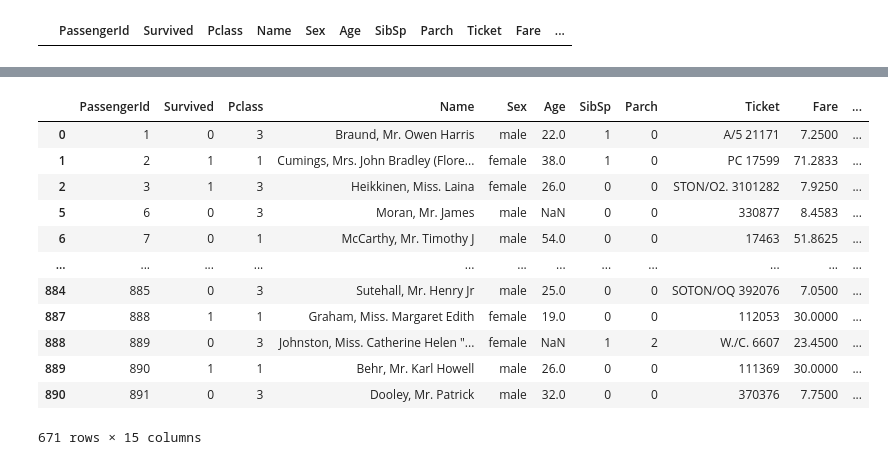
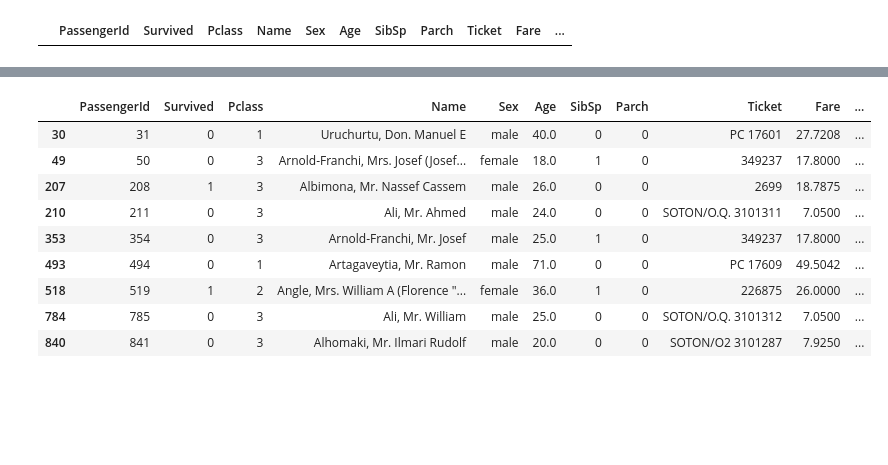
Before and after one commit to DevRitesh08/0.-Preparatory-Topics-for-ML, a Jupyter notebook: Pandas/Pandas_strings.ipynb, the cells around one changed output, grey strips where cells are left out. Cells and saved outputs as stored; diff of their text form; code cells hidden in the pictures; blank space fills up the shorter version.

```diff
--- a/Pandas/Pandas_strings.ipynb
+++ b/Pandas/Pandas_strings.ipynb
@@ -225,21 +250,14 @@ df[df['firstname'].str.isdigit()]
 # %%
-# applying regex
-# contains
-# search john -> both case
-df[df['firstname'].str.contains('john',case=False)]
 # find lastnames with start and end char vowel
-df[df['lastname'].str.contains('^[^aeiouAEIOU].+[^aeiouAEIOU]$')]
+df[df['lastname'].str.contains('^[aeiouAEIOU].+[aeiouAEIOU]$')]
 # %% [output]
 |  | PassengerId | Survived | Pclass | Name | Sex | Age | SibSp | Parch | Ticket | Fare | ... |
-| 0 | 1 | 0 | 3 | Braund, Mr. Owen Harris | male | 22.0 | 1 | 0 | A/5 21171 | 7.2500 | ... |
-| 1 | 2 | 1 | 1 | Cumings, Mrs. John Bradley (Flore... | female | 38.0 | 1 | 0 | PC 17599 | 71.2833 | ... |
-| 2 | 3 | 1 | 3 | Heikkinen, Miss. Laina | female | 26.0 | 0 | 0 | STON/O2. 3101282 | 7.9250 | ... |
-| 5 | 6 | 0 | 3 | Moran, Mr. James | male | NaN | 0 | 0 | 330877 | 8.4583 | ... |
-| 6 | 7 | 0 | 1 | McCarthy, Mr. Timothy J | male | 54.0 | 0 | 0 | 17463 | 51.8625 | ... |
-| ... | ... | ... | ... | ... | ... | ... | ... | ... | ... | ... | ... |
-| 884 | 885 | 0 | 3 | Sutehall, Mr. Henry Jr | male | 25.0 | 0 | 0 | SOTON/OQ 392076 | 7.0500 | ... |
-| 887 | 888 | 1 | 1 | Graham, Miss. Margaret Edith | female | 19.0 | 0 | 0 | 112053 | 30.0000 | ... |
-| 888 | 889 | 0 | 3 | Johnston, Miss. Catherine Helen "... | female | NaN | 1 | 2 | W./C. 6607 | 23.4500 | ... |
-| 889 | 890 | 1 | 1 | Behr, Mr. Karl Howell | male | 26.0 | 0 | 0 | 111369 | 30.0000 | ... |
-| 890 | 891 | 0 | 3 | Dooley, Mr. Patrick | male | 32.0 | 0 | 0 | 370376 | 7.7500 | ... |
+| 30 | 31 | 0 | 1 | Uruchurtu, Don. Manuel E | male | 40.0 | 0 | 0 | PC 17601 | 27.7208 | ... |
+| 49 | 50 | 0 | 3 | Arnold-Franchi, Mrs. Josef (Josef... | female | 18.0 | 1 | 0 | 349237 | 17.8000 | ... |
+| 207 | 208 | 1 | 3 | Albimona, Mr. Nassef Cassem | male | 26.0 | 0 | 0 | 2699 | 18.7875 | ... |
+| 210 | 211 | 0 | 3 | Ali, Mr. Ahmed | male | 24.0 | 0 | 0 | SOTON/O.Q. 3101311 | 7.0500 | ... |
+| 353 | 354 | 0 | 3 | Arnold-Franchi, Mr. Josef | male | 25.0 | 1 | 0 | 349237 | 17.8000 | ... |
+| 493 | 494 | 0 | 1 | Artagaveytia, Mr. Ramon | male | 71.0 | 0 | 0 | PC 17609 | 49.5042 | ... |
+| 518 | 519 | 1 | 2 | Angle, Mrs. William A (Florence "... | female | 36.0 | 1 | 0 | 226875 | 26.0000 | ... |
+| 784 | 785 | 0 | 3 | Ali, Mr. William | male | 25.0 | 0 | 0 | SOTON/O.Q. 3101312 | 7.0500 | ... |
+| 840 | 841 | 0 | 3 | Alhomaki, Mr. Ilmari Rudolf | male | 20.0 | 0 | 0 | SOTON/O2 3101287 | 7.9250 | ... |
-671 rows × 15 columns
```
Also changed, not shown: parts of 7 cells of this notebook, 1 other file.
